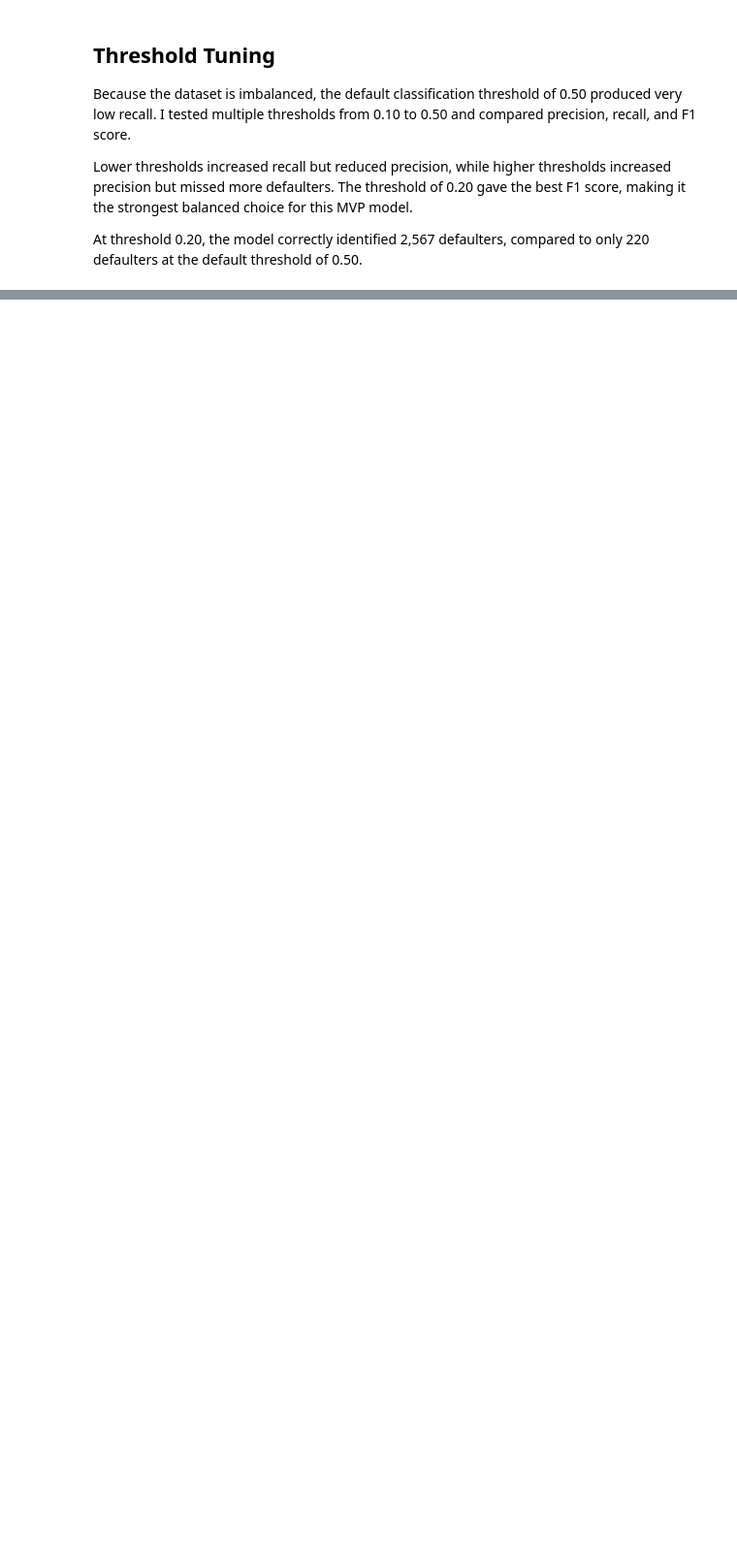
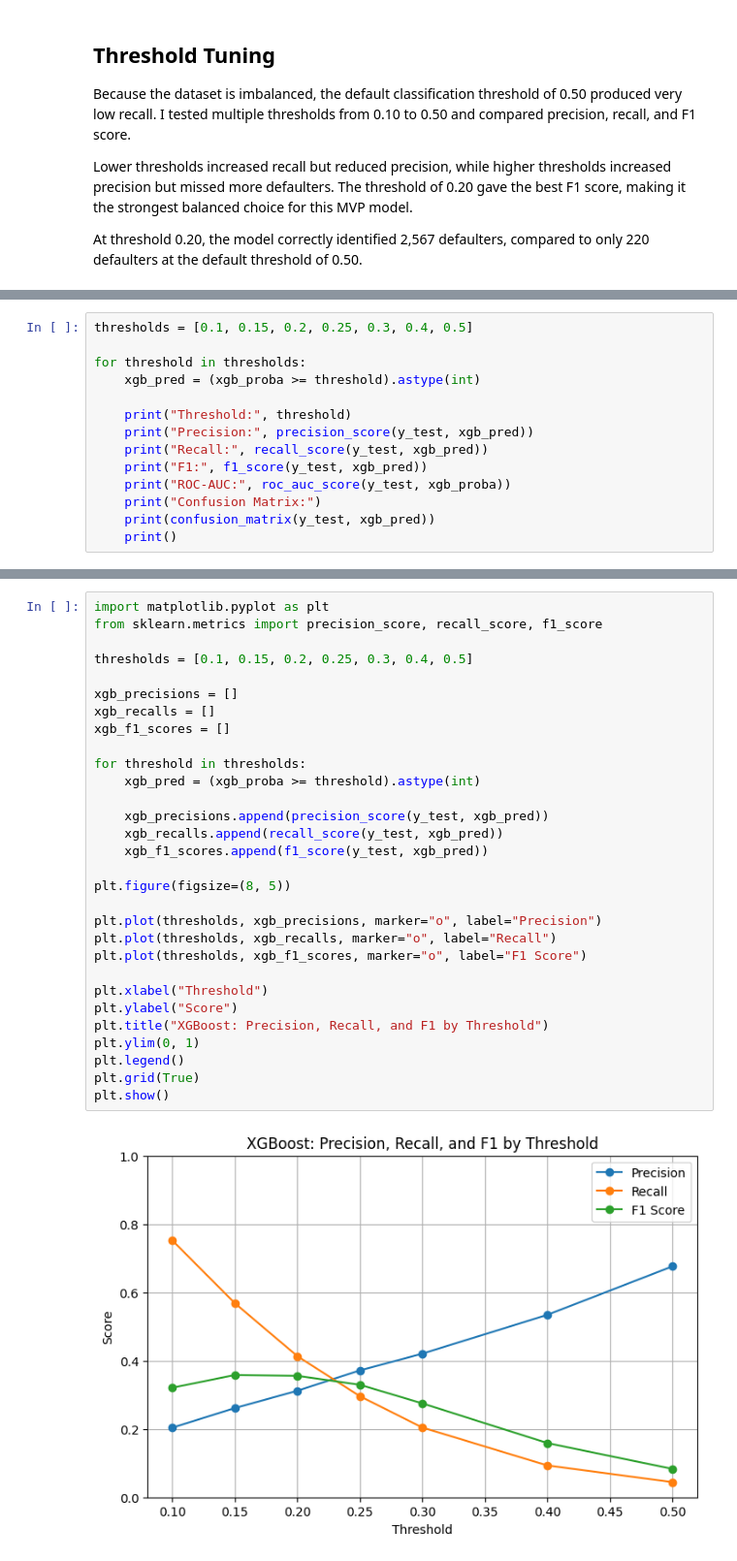
Before and after one commit to srikard727/loan-defaulter, a Jupyter notebook: Untitled.ipynb, the cells around one changed output, grey strips where cells are left out. Shown at 97% size. Drawn from its saved outputs; the diff is of its cells as text; blank space fills up the shorter version.

```diff
--- a/Untitled.ipynb
+++ b/Untitled.ipynb
@@ -421,0 +551,14 @@ from sklearn.metrics import accuracy_score, precision_score, recall_score,
+# %%
+thresholds = [0.1, 0.15, 0.2, 0.25, 0.3, 0.4, 0.5]
+
+for threshold in thresholds:
+    xgb_pred = (xgb_proba >= threshold).astype(int)
+
+    print("Threshold:", threshold)
+    print("Precision:", precision_score(y_test, xgb_pred))
+    print("Recall:", recall_score(y_test, xgb_pred))
+    print("F1:", f1_score(y_test, xgb_pred))
+    print("ROC-AUC:", roc_auc_score(y_test, xgb_proba))
+    print("Confusion Matrix:")
+    print(confusion_matrix(y_test, xgb_pred))
+    print()
@@ -421,0 +583,32 @@ from sklearn.metrics import accuracy_score, precision_score, recall_score,
+# %%
+import matplotlib.pyplot as plt
+from sklearn.metrics import precision_score, recall_score, f1_score
+
+thresholds = [0.1, 0.15, 0.2, 0.25, 0.3, 0.4, 0.5]
+
+xgb_precisions = []
+xgb_recalls = []
+xgb_f1_scores = []
+
+for threshold in thresholds:
+    xgb_pred = (xgb_proba >= threshold).astype(int)
+
+    xgb_precisions.append(precision_score(y_test, xgb_pred))
+    xgb_recalls.append(recall_score(y_test, xgb_pred))
+    xgb_f1_scores.append(f1_score(y_test, xgb_pred))
+
+plt.figure(figsize=(8, 5))
+
+plt.plot(thresholds, xgb_precisions, marker="o", label="Precision")
+plt.plot(thresholds, xgb_recalls, marker="o", label="Recall")
+plt.plot(thresholds, xgb_f1_scores, marker="o", label="F1 Score")
+
+plt.xlabel("Threshold")
+plt.ylabel("Score")
+plt.title("XGBoost: Precision, Recall, and F1 by Threshold")
+plt.ylim(0, 1)
+plt.legend()
+plt.grid(True)
+plt.show()
+# %% [output]
+[figure, added]
```
Also changed, not shown: parts of 18 cells of this notebook.
